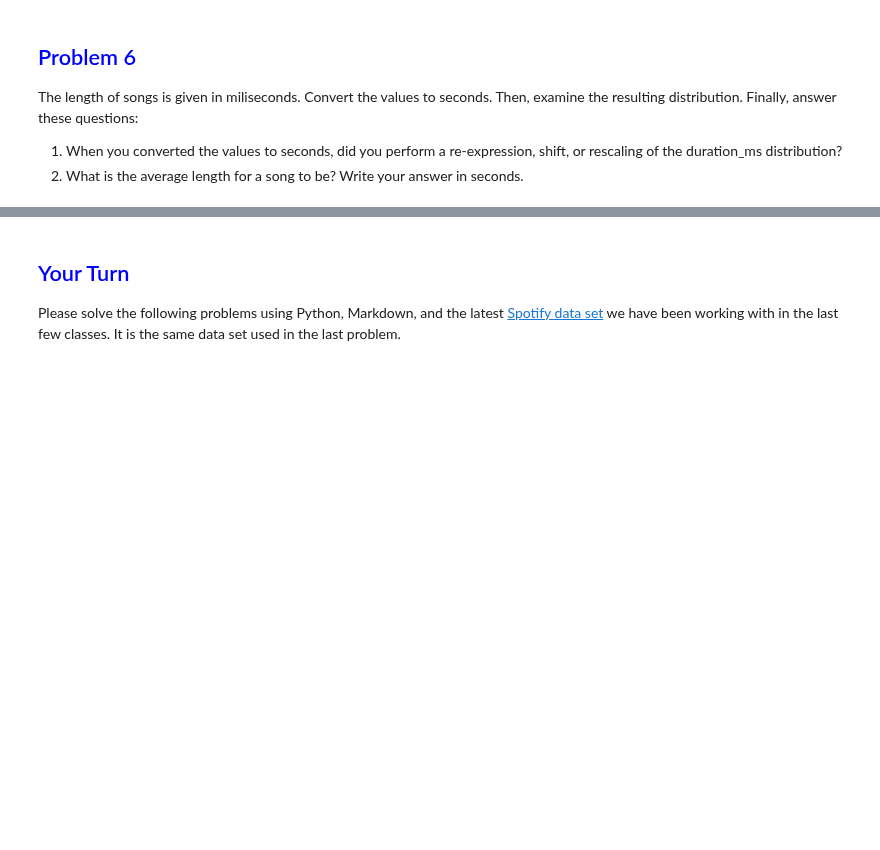
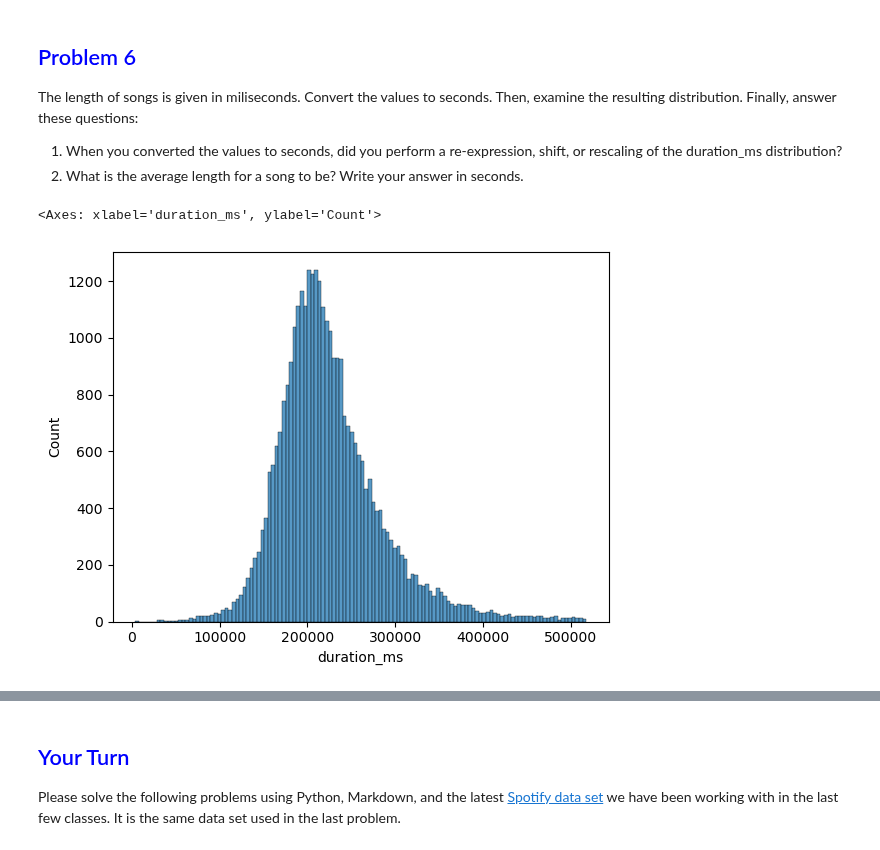
Before and after one commit to whoshilo/AI, a Jupyter notebook: Semester 1/Spotify/Problem Set - Transforming Data.ipynb, the cells around one changed output, grey strips where cells are left out. Drawn from its saved outputs; the diff is of its cells as text; code cells hidden in the pictures; blank space fills up the shorter version.

```diff
--- a/Semester 1/Spotify/Problem Set - Transforming Data.ipynb
+++ b/Semester 1/Spotify/Problem Set - Transforming Data.ipynb
@@ -150,3 +173,9 @@ The length of songs is given in miliseconds. Convert the values to seconds. Then
 2. What is the average length for a song to be? Write your answer in seconds.
 # %%
 # Your code here.
+df = pd.read_csv('spotify_songs.csv')
+# %%
+sns.histplot(data=df, x='duration_ms')
+# %% [output]
+<Axes: xlabel='duration_ms', ylabel='Count'>
+[figure, added]
```
Also changed, not shown: parts of 20 cells of this notebook.
